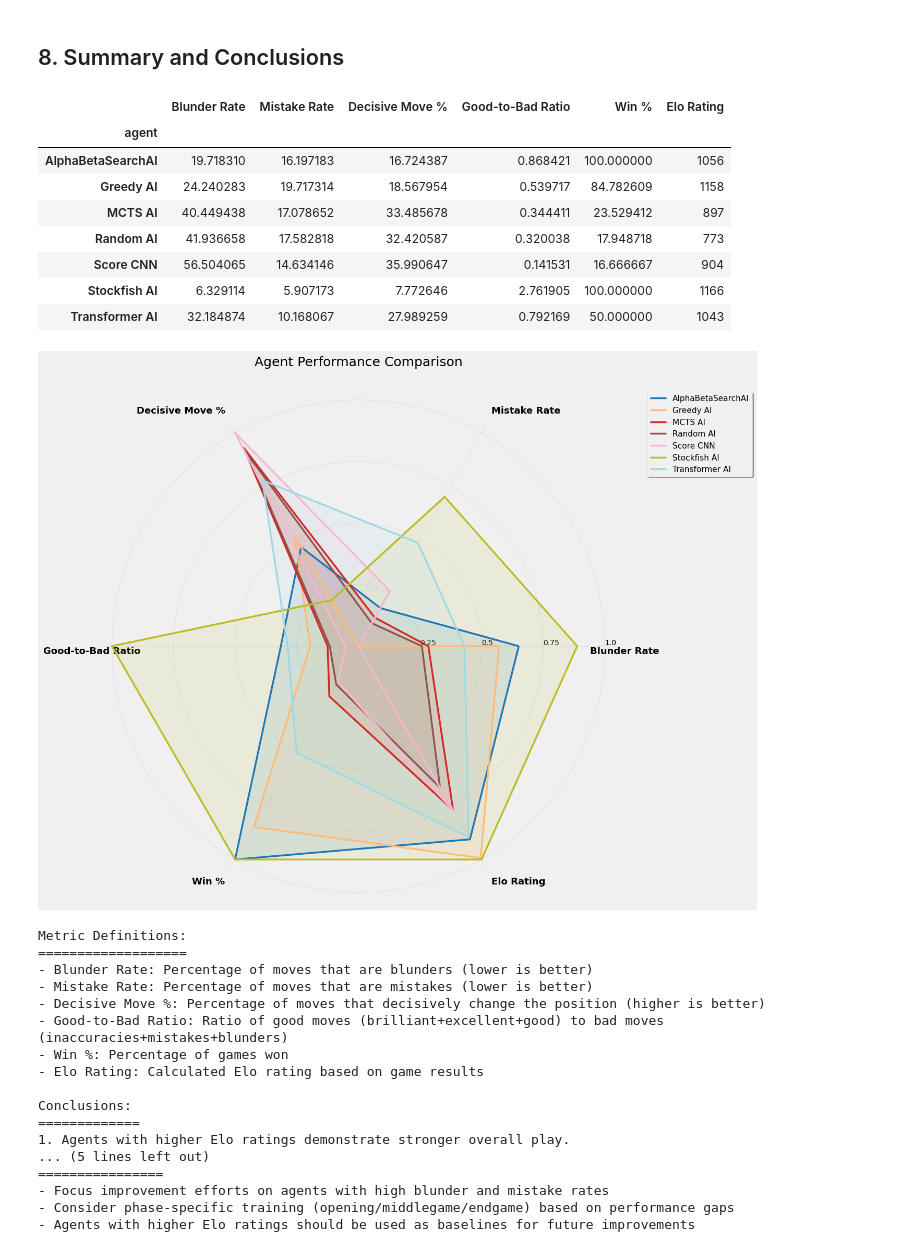
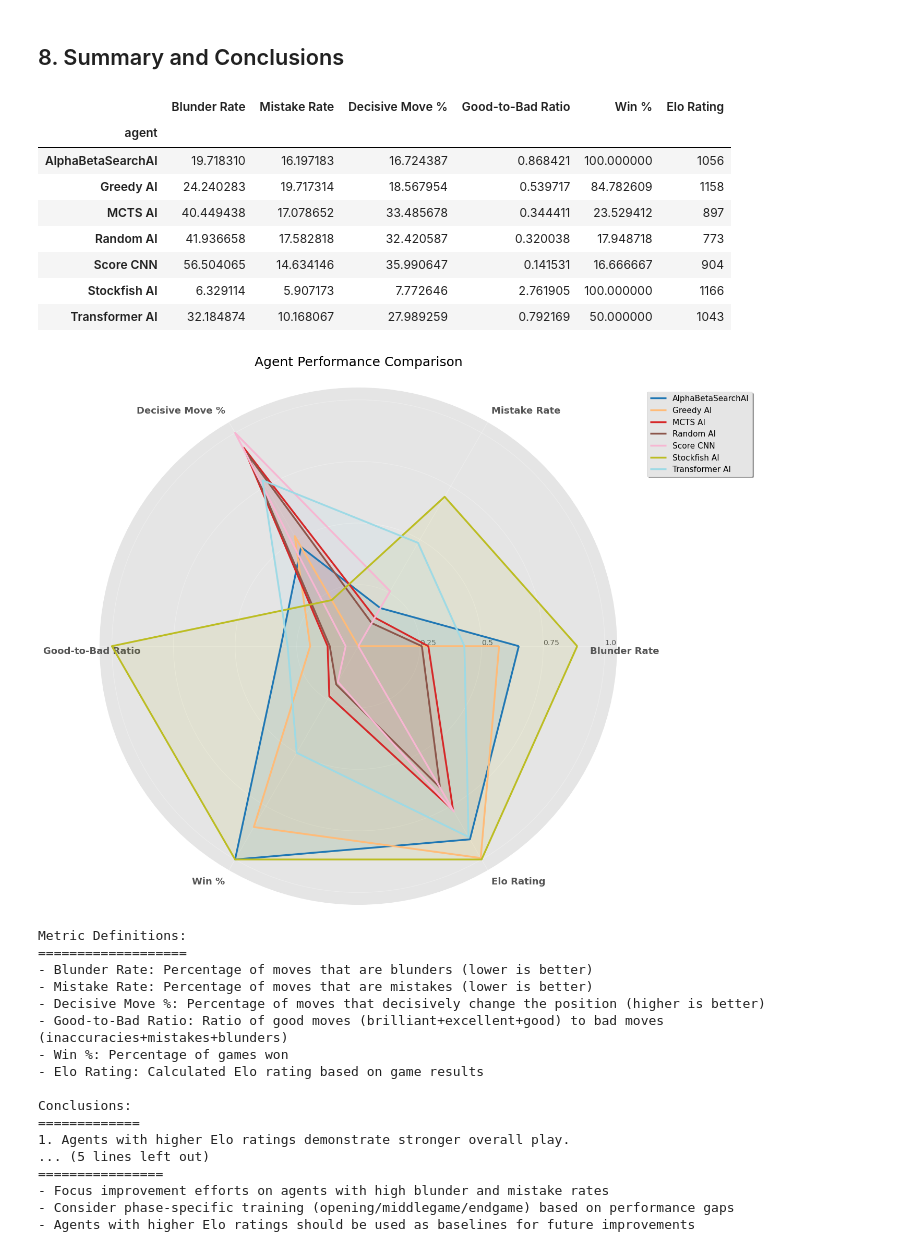
Before and after one commit to Enzo-py/chess-bot, a Jupyter notebook: backend/data/analysis.ipynb, the cells around one changed output. Drawn from its saved outputs; the diff is of its cells as text; code cells hidden in the pictures.

```diff
--- a/backend/data/analysis.ipynb
+++ b/backend/data/analysis.ipynb
@@ -392,7 +392,7 @@ try:
     plt.xlabel('Agent')
     plt.xticks(rotation=45)
     plt.grid(True, axis='y')
-    plt.legend(title='Result')
+    plt.legend(title='Result', bbox_to_anchor=(1.05, 1), loc='upper left')
     plt.tight_layout()
     plt.show()
 
@@ -785,6 +785,7 @@ except Exception as e:
 ## 8. Summary and Conclusions
 # %%
 # Create an overall performance ranking with updated Elo ratings
+plt.style.use('ggplot')
 try:
     # Create a composite score based on multiple metrics
     performance_metrics = [
@@ -933,34 +934,34 @@ try:
     print("- Mistake Rate: Percentage of moves that are mistakes (lower is better)")
     print("- Decisive Move %: Percentage of moves that decisively change the position (higher is better)")
     print("- Good-to-Bad Ratio: Ratio of good moves (brilliant+excellent+good) to bad moves (inaccuracies+mistakes+blunders)")
     print("- Win %: Percentage of games won")
     print("- Elo Rating: Calculated Elo rating based on game results")
 
     print("\nConclusions:")
     print("=============")
     print("1. Agents with higher Elo ratings demonstrate stronger overall play.")
     print("2. The Good-to-Bad Ratio reveals how consistently an agent makes quality moves.")
     print("3. Decisive Move % indicates an agent's ability to find critical, game-changing moves.")
     print("4. Agents with high win rates but lower Decisive Move % may be more positionally solid.")
     print("\nRecommendations:")
     print("================")
     print("- Focus improvement efforts on agents with high blunder and mistake rates")
     print("- Consider phase-specific training (opening/middlegame/endgame) based on performance gaps")
     print("- Agents with higher Elo ratings should be used as baselines for future improvements")
 
 except Exception as e:
     print(f"Error in summary and conclusions: {e}")
 # %% [output]
 |  | Blunder Rate | Mistake Rate | Decisive Move % | Good-to-Bad Ratio | Win % | Elo Rating |
 | agent |  |  |  |  |  |  |
 | AlphaBetaSearchAI | 19.718310 | 16.197183 | 16.724387 | 0.868421 | 100.000000 | 1056 |
 | Greedy AI | 24.240283 | 19.717314 | 18.567954 | 0.539717 | 84.782609 | 1158 |
 | MCTS AI | 40.449438 | 17.078652 | 33.485678 | 0.344411 | 23.529412 | 897 |
 | Random AI | 41.936658 | 17.582818 | 32.420587 | 0.320038 | 17.948718 | 773 |
 | Score CNN | 56.504065 | 14.634146 | 35.990647 | 0.141531 | 16.666667 | 904 |
 | Stockfish AI | 6.329114 | 5.907173 | 7.772646 | 2.761905 | 100.000000 | 1166 |
 | Transformer AI | 32.184874 | 10.168067 | 27.989259 | 0.792169 | 50.000000 | 1043 |
-[figure, old version]
+[figure, new version]
 Metric Definitions:
 ===================
 - Blunder Rate: Percentage of moves that are blunders (lower is better)
```
Also changed, not shown: parts of 8 cells of this notebook.
